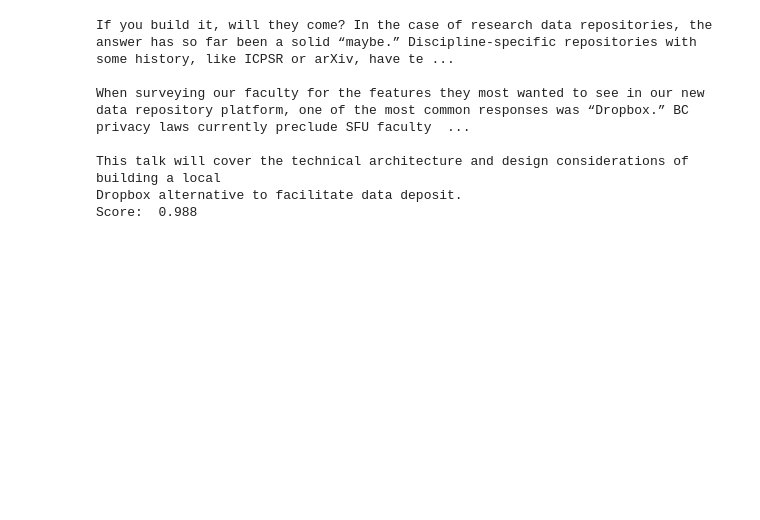
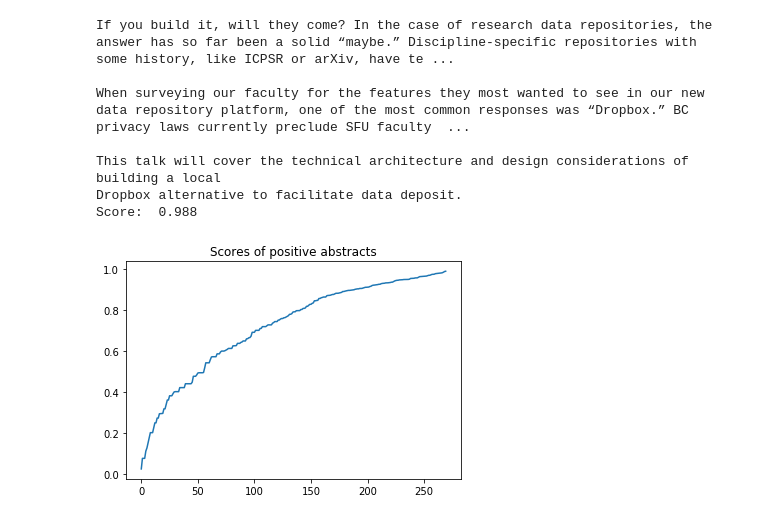
Before and after one commit to AccessLibCon/text_analysis, a Jupyter notebook: Access Talk Text Analysis.ipynb, the cells around one changed output. Saved outputs shown, nothing was run; the diff lists cells and outputs as text; code cells hidden in the pictures; blank space fills up the shorter version.

Commit message:
Ploting the scores...

```diff
--- a/Access Talk Text Analysis.ipynb
+++ b/Access Talk Text Analysis.ipynb
@@ -96,8 +96,10 @@ sid = SentimentIntensityAnalyzer()
 summary = {"positive":0,"neutral":0,"negative":0}
 
 pos_abs = []
+pos_abs_scores = []
 neutral_abs = []
 neg_abs = []
+neg_abs_scores = []
 
 for d in df_dict:
     for a in df_dict[d].abstract:
@@ -111,10 +113,12 @@ for d in df_dict:
                 #analysis = analysis.append({"Sent": "POS", "Text": x},ignore_index=True)
                 summary["positive"] +=1
                 pos_abs.append([a,ss["compound"]])
+                pos_abs_scores.append(ss["compound"])
             else:
                 #analysis = analysis.append({"Sent": "NEG", "Text": x},ignore_index=True)
                 summary["negative"] +=1
                 neg_abs.append([a,ss["compound"]])
+                neg_abs_scores.append(ss["compound"])
 
 
 print(summary)
@@ -182,3 +186,10 @@ When surveying our faculty for the features they most wanted to see in our new d
 This talk will cover the technical architecture and design considerations of building a local
 Dropbox alternative to facilitate data deposit.
 Score:  0.988
+# %%
+
+plt.plot(sorted(pos_abs_scores))
+plt.title("Scores of positive abstracts")
+plt.show()
+# %% [output]
+[figure, added]
```
Also changed, not shown: parts of 1 cell of this notebook.
